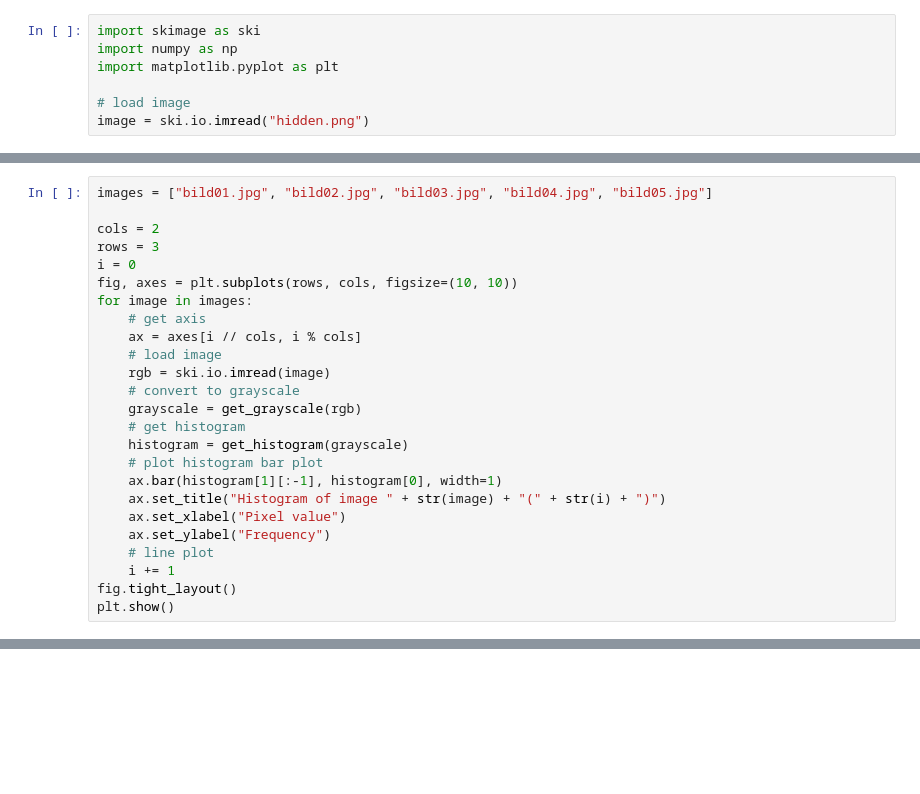
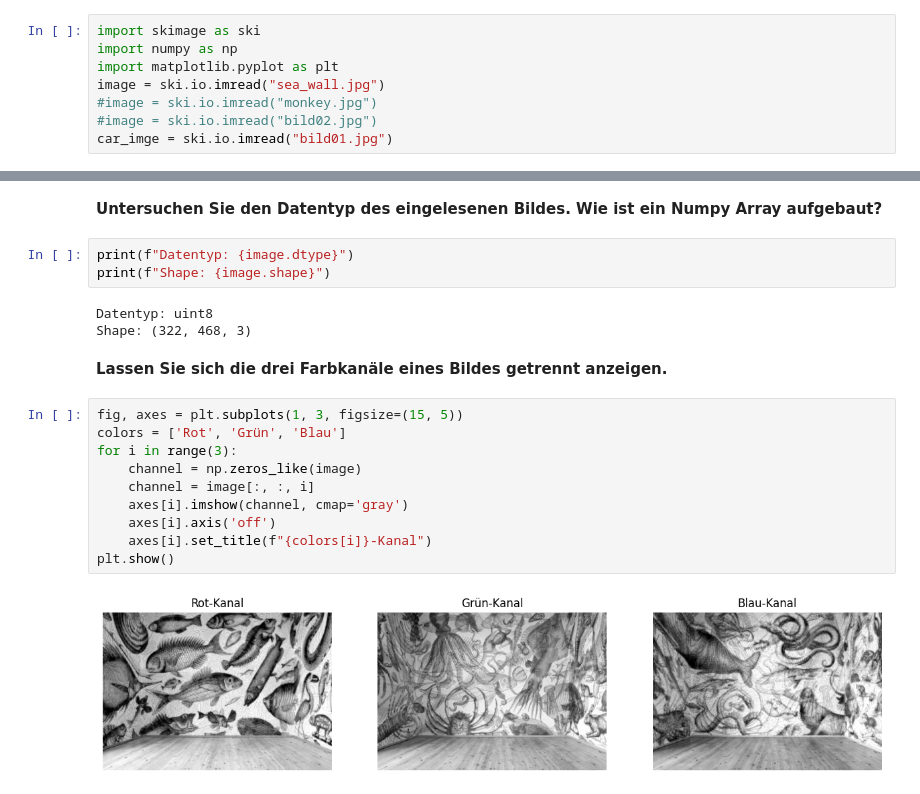
Before and after one commit to moglerdev/2dcv, a Jupyter notebook: task-1/task-1.ipynb, the cells around one changed output, grey strips where cells are left out. Saved outputs shown, nothing was run; the diff lists cells and outputs as text; blank space fills up the shorter version.

```diff
--- a/task-1/task-1.ipynb
+++ b/task-1/task-1.ipynb
@@ -4,6 +2,7 @@
 import skimage as ski
 import numpy as np
 import matplotlib.pyplot as plt
-
-# load image
-image = ski.io.imread("hidden.png")
+image = ski.io.imread("sea_wall.jpg")
+#image = ski.io.imread("monkey.jpg")
+#image = ski.io.imread("bild02.jpg")
+car_imge = ski.io.imread("bild01.jpg")
@@ -102,25 +8,0 @@ def get_histogram(image_8bit_grayscale):
-# %%
-images = ["bild01.jpg", "bild02.jpg", "bild03.jpg", "bild04.jpg", "bild05.jpg"]
-
-cols = 2
-rows = 3
-i = 0
-fig, axes = plt.subplots(rows, cols, figsize=(10, 10))
-for image in images:
-    # get axis
-    ax = axes[i // cols, i % cols]
-    # load image
-    rgb = ski.io.imread(image)
-    # convert to grayscale
-    grayscale = get_grayscale(rgb)
-    # get histogram
-    histogram = get_histogram(grayscale)
-    # plot histogram bar plot
-    ax.bar(histogram[1][:-1], histogram[0], width=1)
-    ax.set_title("Histogram of image " + str(image) + "(" + str(i) + ")")
-    ax.set_xlabel("Pixel value")
-    ax.set_ylabel("Frequency")
-    # line plot
-    i += 1
-fig.tight_layout()
-plt.show()
@@ -142,0 +17,22 @@ plt.show()
+# %% [markdown]
+**Untersuchen Sie den Datentyp des eingelesenen Bildes. Wie ist ein Numpy Array aufgebaut?**
+# %%
+print(f"Datentyp: {image.dtype}")
+print(f"Shape: {image.shape}")
+# %% [output]
+Datentyp: uint8
+Shape: (322, 468, 3)
+# %% [markdown]
+**Lassen Sie sich die drei Farbkanäle eines Bildes getrennt anzeigen.**
+# %%
+fig, axes = plt.subplots(1, 3, figsize=(15, 5))
+colors = ['Rot', 'Grün', 'Blau']
+for i in range(3):
+    channel = np.zeros_like(image)
+    channel = image[:, :, i]
+    axes[i].imshow(channel, cmap='gray')
+    axes[i].axis('off')
+    axes[i].set_title(f"{colors[i]}-Kanal")
+plt.show()
+# %% [output]
+[figure, added]
```
Also changed, not shown: parts of 22 cells of this notebook, 1 other file.
